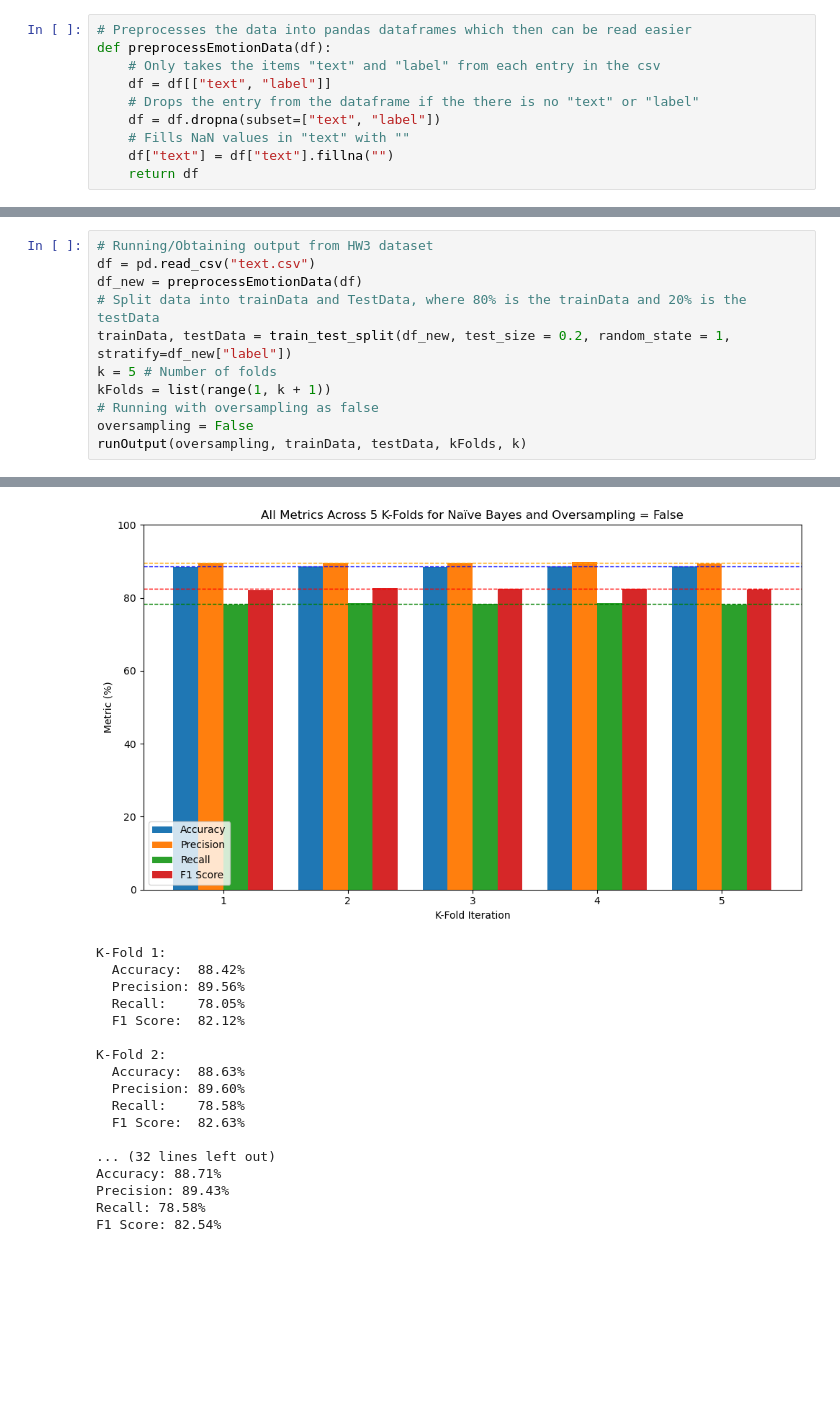
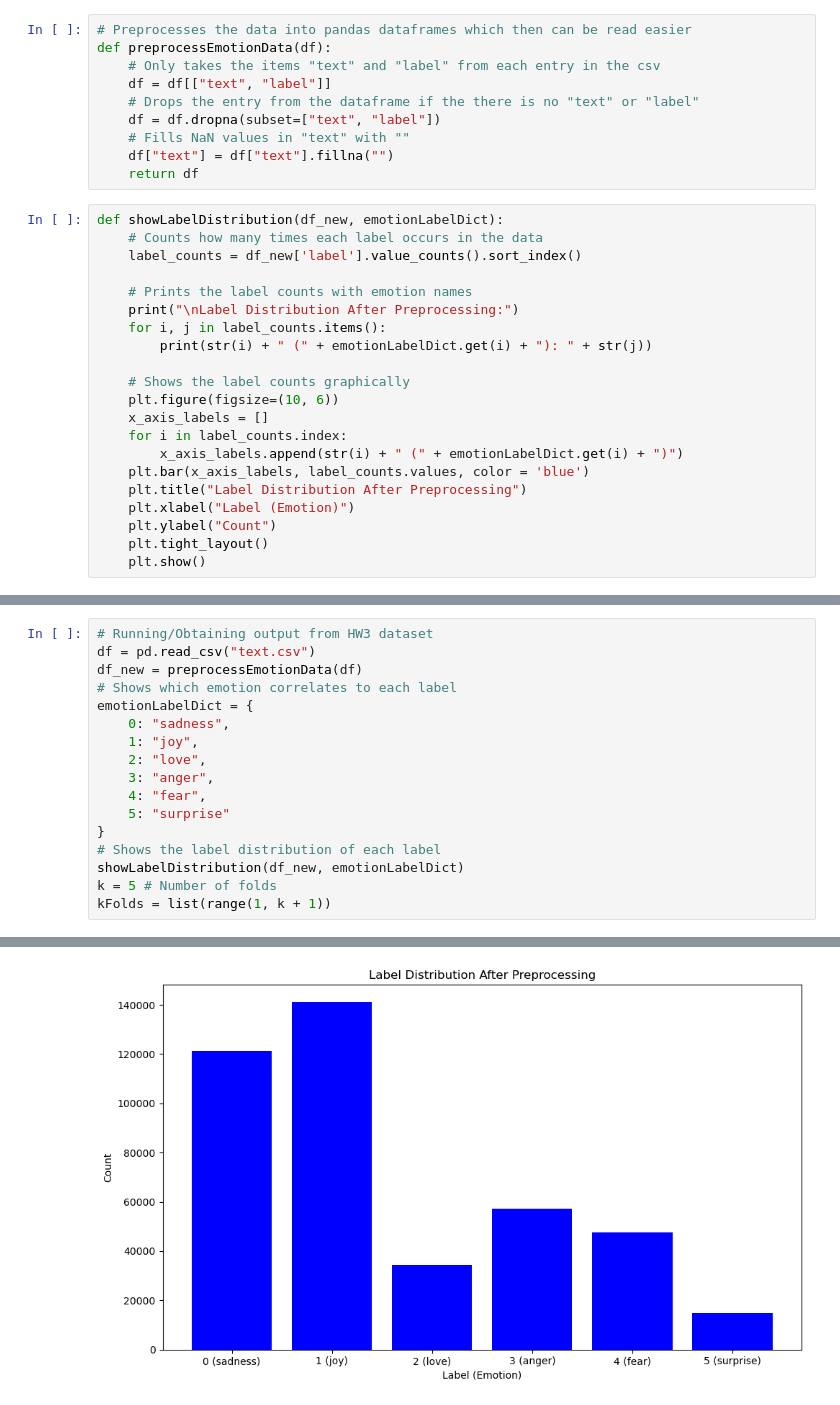
Before and after one commit to alex-litchfield/Social_Computing_CSCI-4967, a Jupyter notebook: hw3/hw3.ipynb, the cells around one changed output, grey strips where cells are left out. Drawn from its saved outputs; the diff is of its cells as text; blank space fills up the shorter version.

```diff
--- a/hw3/hw3.ipynb
+++ b/hw3/hw3.ipynb
@@ -17,5 +17,26 @@ def preprocessEmotionData(df):
     # Fills NaN values in "text" with ""
     df["text"] = df["text"].fillna("")
     return df
+# %%
+def showLabelDistribution(df_new, emotionLabelDict):
+    # Counts how many times each label occurs in the data
+    label_counts = df_new['label'].value_counts().sort_index()
+
+    # Prints the label counts with emotion names
+    print("\nLabel Distribution After Preprocessing:")
+    for i, j in label_counts.items():
+        print(str(i) + " (" + emotionLabelDict.get(i) + "): " + str(j))
+
+    # Shows the label counts graphically
+    plt.figure(figsize=(10, 6))
+    x_axis_labels = []
+    for i in label_counts.index:
+        x_axis_labels.append(str(i) + " (" + emotionLabelDict.get(i) + ")")
+    plt.bar(x_axis_labels, label_counts.values, color = 'blue')
+    plt.title("Label Distribution After Preprocessing")
+    plt.xlabel("Label (Emotion)")
+    plt.ylabel("Count")
+    plt.tight_layout()
+    plt.show()
 # %%
 # Trains data and determines metrics
@@ -147,11 +190,17 @@ def runOutput(oversampling, trainData, testData, kFolds, k):
 # Running/Obtaining output from HW3 dataset
 df = pd.read_csv("text.csv")
 df_new = preprocessEmotionData(df)
-# Split data into trainData and TestData, where 80% is the trainData and 20% is the testData
-trainData, testData = train_test_split(df_new, test_size = 0.2, random_state = 1, stratify=df_new["label"])
+# Shows which emotion correlates to each label
+emotionLabelDict = {
+    0: "sadness",
+    1: "joy",
+    2: "love",
+    3: "anger",
+    4: "fear",
+    5: "surprise"
+}
+# Shows the label distribution of each label
+showLabelDistribution(df_new, emotionLabelDict)
 k = 5 # Number of folds
 kFolds = list(range(1, k + 1))
-# Running with oversampling as false
-oversampling = False
-runOutput(oversampling, trainData, testData, kFolds, k)
 # %% [output]
@@ -158,18 +214 @@ runOutput(oversampling, trainData, testData, kFolds, k)
-[figure, old version]
+[figure, new version]
-K-Fold 1:
-  Accuracy:  88.42%
-  Precision: 89.56%
-  Recall:    78.05%
-  F1 Score:  82.12%
-
-K-Fold 2:
-  Accuracy:  88.63%
-  Precision: 89.60%
-  Recall:    78.58%
-  F1 Score:  82.63%
-
-... (32 lines left out)
-Accuracy: 88.71%
-Precision: 89.43%
-Recall: 78.58%
-F1 Score: 82.54%
```
Also changed, not shown: parts of 13 cells of this notebook, 2 other files.
